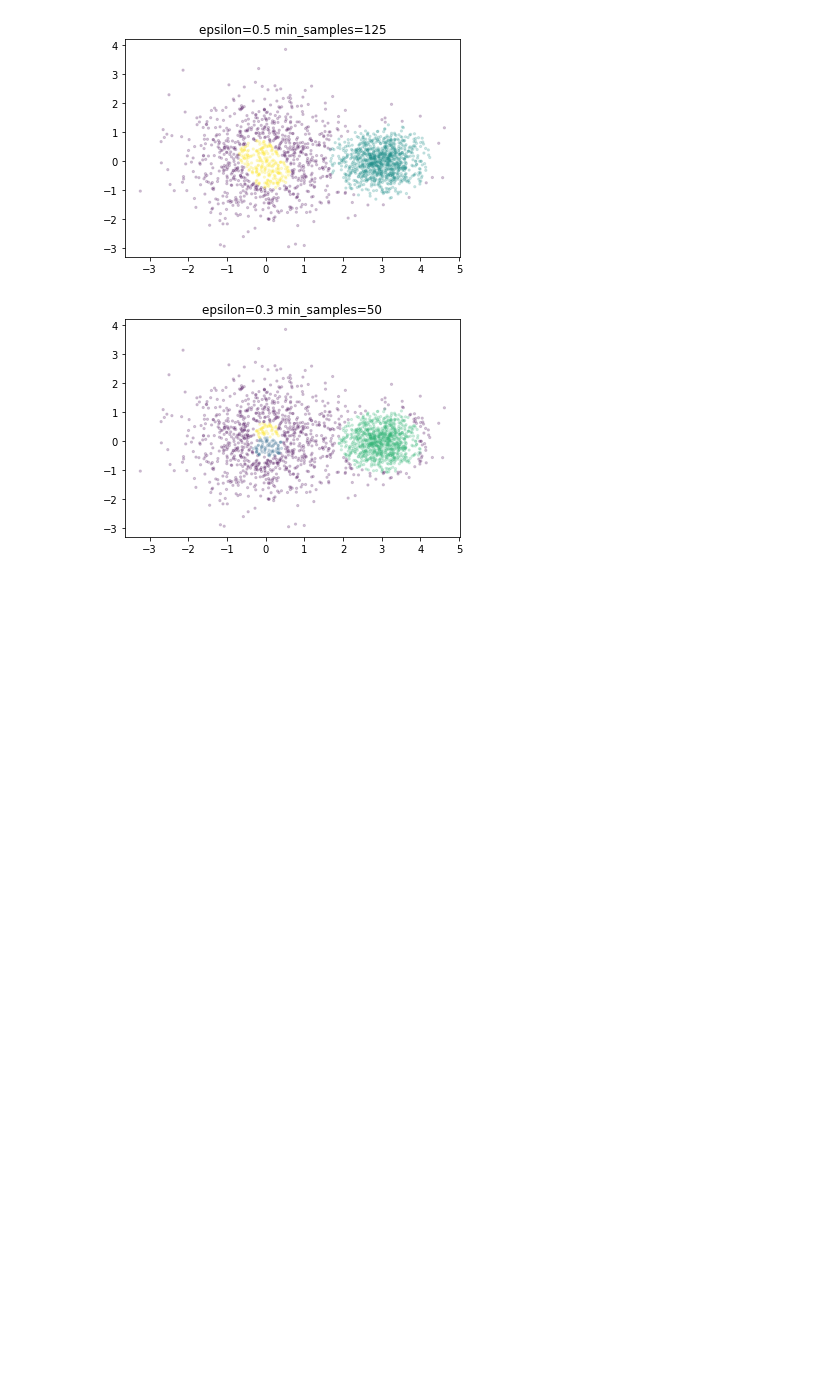
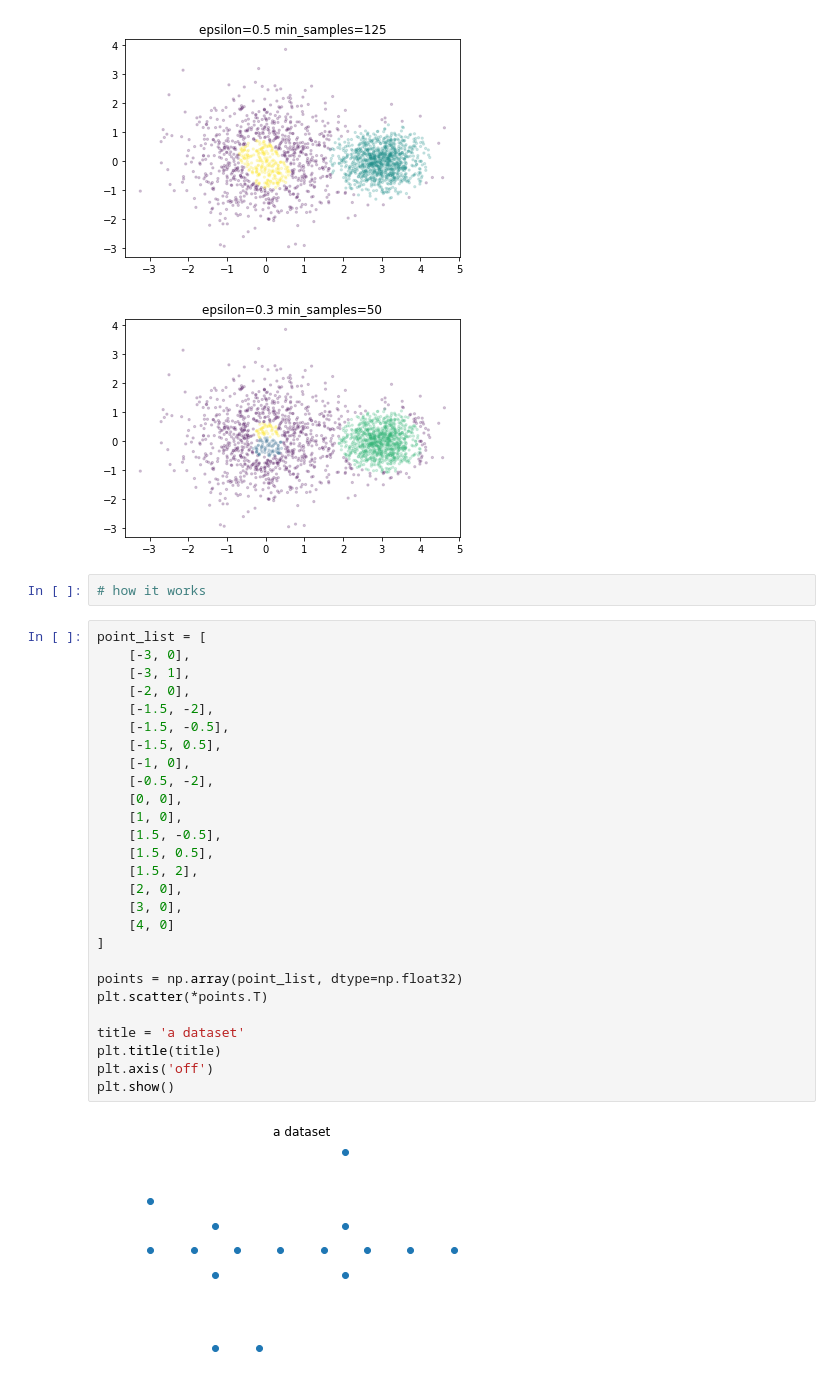
Before and after one commit to recursive-automata/demos, a Jupyter notebook: notebooks/dbscan_toy_problem.ipynb, the cells around one changed output. Saved outputs shown, nothing was run; the diff lists cells and outputs as text; blank space fills up the shorter version.

```diff
--- a/notebooks/dbscan_toy_problem.ipynb
+++ b/notebooks/dbscan_toy_problem.ipynb
@@ -165,3 +166,34 @@ show_dbscan_2d(X_het_sked, 0.3, 50)
 [figure]
 [figure]
 [figure]
+# %%
+# how it works
+# %%
+point_list = [
+    [-3, 0],
+    [-3, 1],
+    [-2, 0],
+    [-1.5, -2],
+    [-1.5, -0.5],
+    [-1.5, 0.5],
+    [-1, 0],
+    [-0.5, -2],
+    [0, 0],
+    [1, 0],
+    [1.5, -0.5],
+    [1.5, 0.5],
+    [1.5, 2],
+    [2, 0],
+    [3, 0],
+    [4, 0]
+]
+
+points = np.array(point_list, dtype=np.float32)
+plt.scatter(*points.T)
+
+title = 'a dataset'
+plt.title(title)
+plt.axis('off')
+plt.show()
+# %% [output]
+[figure, added]
```
Also changed, not shown: parts of 6 cells of this notebook.
